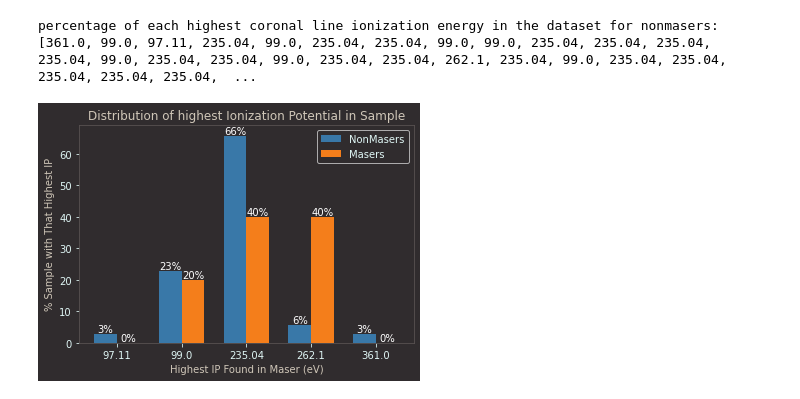
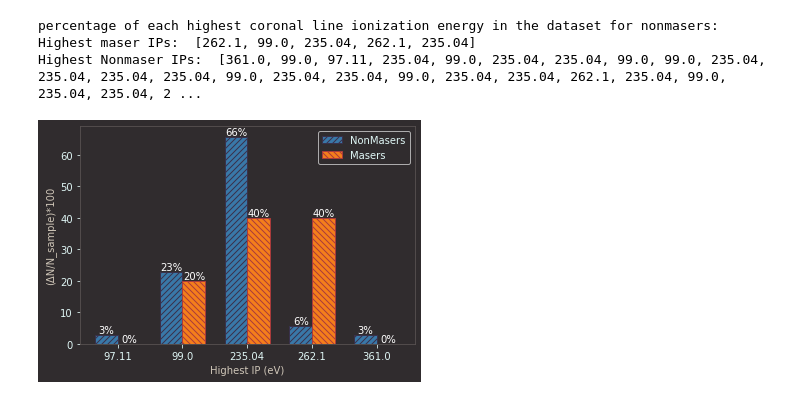
Before and after one commit to MaserResearchConstax23/pyscripts, a Jupyter notebook: IP_and_crit_density_histograms.ipynb, the cells around one changed output. Drawn from its saved outputs; the diff is of its cells as text; code cells hidden in the pictures.

```diff
--- a/IP_and_crit_density_histograms.ipynb
+++ b/IP_and_crit_density_histograms.ipynb
@@ -48,6 +48,8 @@ IPs = {'FEXI_7892_LOGL': 262.10 ,
  'NEV_3426_LOGL': 97.11 ,
  'NEV_3346_LOGL': 97.11 }
 
+
+
 import numpy as np
 import matplotlib.pyplot as plt
 
@@ -80,9 +82,9 @@ def show_IP_frequency(non_masers, masers):
     ax.tick_params(axis='x', colors='#dff6f5')  # Set x-axis tick color to whiteish
     ax.tick_params(axis='y', colors='#dff6f5')  # Set y-axis tick color to whiteish
 
-    ax.set_title("Distribution of highest Ionization Potential in Sample", color='#cfc6b8')
-    ax.set_xlabel("Highest IP Found in Maser (eV)", color='#cfc6b8')
-    ax.set_ylabel("% Sample with That Highest IP", color='#cfc6b8')
+    #ax.set_title("Distribution of highest Ionization Potential in Sample", color='#cfc6b8')
+    ax.set_xlabel("Highest IP (eV)", color='#cfc6b8')
+    ax.set_ylabel("(ΔN/N_sample)*100", color='#cfc6b8')
 
     # Bar colors and labels
     bar_colors = ['#3978a8', '#f47e1b']
@@ -95,11 +97,11 @@ def show_IP_frequency(non_masers, masers):
 
     # Plot the bars for non_masers
     plt.bar(non_masers_positions, (non_masers_counts / len(non_masers)) * 100, width=bar_width,
-            color=bar_colors[0], label=bar_labels[0])
+            color=bar_colors[0], label=bar_labels[0],hatch='////', edgecolor = '#39314b')
 
     # Plot the bars for masers
     plt.bar(masers_positions, (unified_masers_counts / len(masers)) * 100, width=bar_width,
-            color=bar_colors[1], label=bar_labels[1])
+            color=bar_colors[1], label=bar_labels[1],hatch='\\\\\\\\', edgecolor = '#a93b3b')
 
     # Set the x-axis tick positions and labels
     tick_positions = non_masers_positions + bar_width / 2
@@ -124,33 +126,35 @@ def show_IP_frequency(non_masers, masers):
     plt.show()
 
 
 
 print("percentage of each highest coronal line ionization energy in the dataset for nonmasers:")
 highest_N_IPs = []
 for index, row in df_N_cl.iterrows():
     # Initialize highest IP count to 0 for the current row
     highest_IP_count = 0
     for column_key, column_value in row.items():
         if column_key in IPs:
             if IPs[column_key] > highest_IP_count and column_value > 0:
                 highest_IP_count = IPs[column_key]
     # Append the highest IP count for the current row to the list
     highest_N_IPs.append(highest_IP_count)
 
 highest_M_IPs = []
 for index, row in df_M_cl.iterrows():
     # Initialize highest IP count to 0 for the current row
     highest_IP_count = 0
     for column_key, column_value in row.items():
         if column_key in IPs:
             if IPs[column_key] > highest_IP_count and column_value > 0:
                 highest_IP_count = IPs[column_key]
     # Append the highest IP count for the current row to the list
     highest_M_IPs.append(highest_IP_count)
 
-print(highest_N_IPs)
+print("Highest maser IPs: ",highest_M_IPs)
+print("Highest Nonmaser IPs: ",highest_N_IPs)
 show_IP_frequency(highest_N_IPs, highest_M_IPs)
 # %% [output]
 percentage of each highest coronal line ionization energy in the dataset for nonmasers:
-[361.0, 99.0, 97.11, 235.04, 99.0, 235.04, 235.04, 99.0, 99.0, 235.04, 235.04, 235.04, 235.04, 99.0, 235.04, 235.04, 99.0, 235.04, 235.04, 262.1, 235.04, 99.0, 235.04, 235.04, 235.04, 235.04, 235.04,  ...
+Highest maser IPs:  [262.1, 99.0, 235.04, 262.1, 235.04]
+Highest Nonmaser IPs:  [361.0, 99.0, 97.11, 235.04, 99.0, 235.04, 235.04, 99.0, 99.0, 235.04, 235.04, 235.04, 235.04, 99.0, 235.04, 235.04, 99.0, 235.04, 235.04, 262.1, 235.04, 99.0, 235.04, 235.04, 2 ...
-[figure, old version]
+[figure, new version]
```
Also changed, not shown: parts of 3 cells of this notebook, 1 other file.
